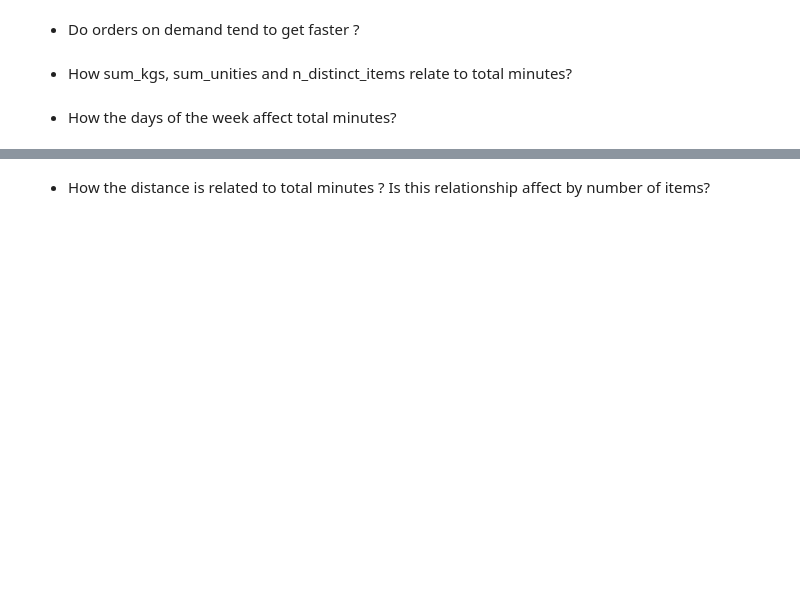
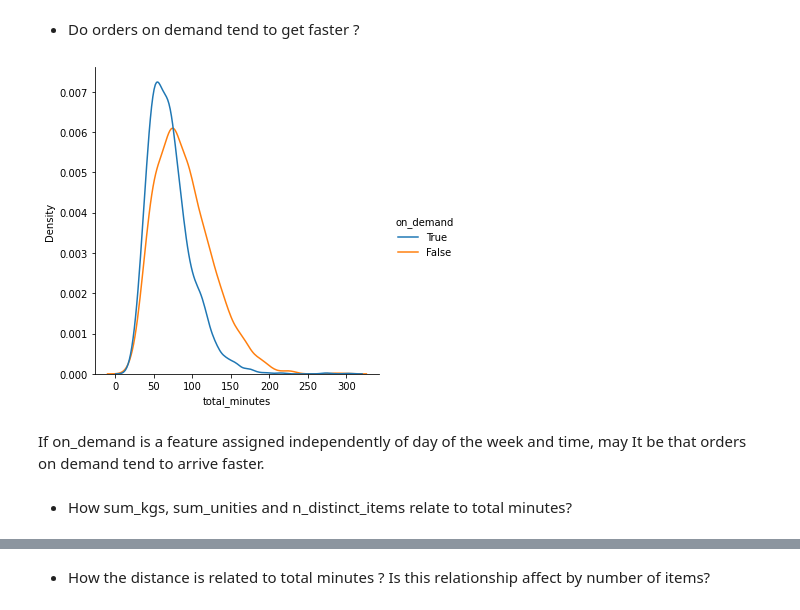
Before and after one commit to brunocvs7/time2delivery, a Jupyter notebook: notebooks/3_eda_ft_engineering_ft_selection.ipynb, the cells around one changed output, grey strips where cells are left out. Cells and saved outputs as stored; diff of their text form; code cells hidden in the pictures; blank space fills up the shorter version.

```diff
--- a/notebooks/3_eda_ft_engineering_ft_selection.ipynb
+++ b/notebooks/3_eda_ft_engineering_ft_selection.ipynb
@@ -121,6 +152,11 @@ It seems there is some positive association between picking_speed and total_minu
 # %% [markdown]
 - Do orders on demand tend to get faster ?
+# %%
+sns.displot(data=df_orders_train, x='total_minutes', hue='on_demand', kind='kde')
+plt.show()
+# %% [output]
+[figure, added]
+# %% [markdown]
+If on_demand is a feature assigned independently of day of the week and time, may It be that orders on demand tend to arrive faster.
 # %% [markdown]
 - How sum_kgs, sum_unities and n_distinct_items relate to total minutes?
-# %% [markdown]
-- How the days of the week affect total minutes?
```
Also changed, not shown: parts of 29 cells of this notebook, 5 other files.
